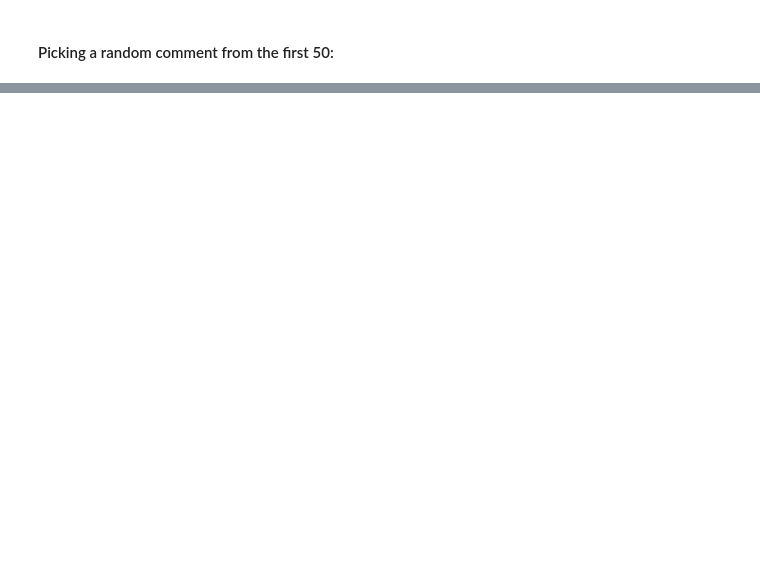
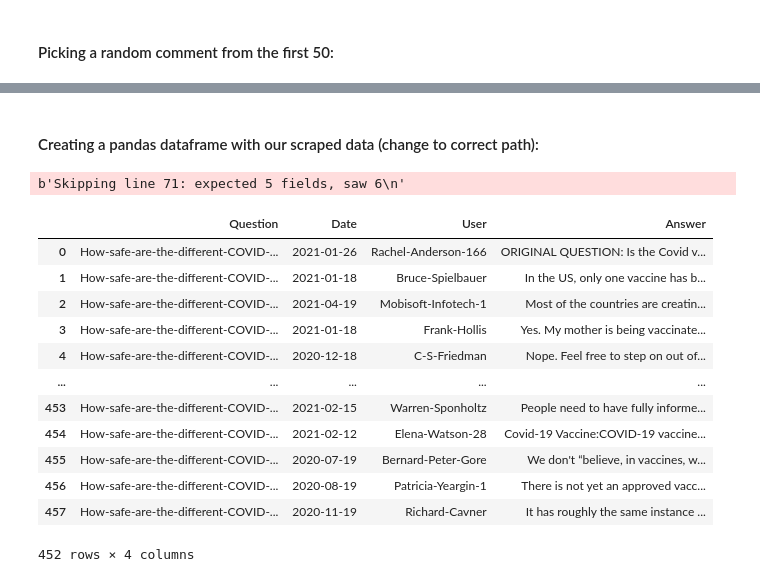
Before and after one commit to johannesnm/Web_scraping_project, a Jupyter notebook: project.ipynb, the cells around one changed output, grey strips where cells are left out. Cells and saved outputs as stored; diff of their text form; code cells hidden in the pictures; blank space fills up the shorter version.

```diff
--- a/project.ipynb
+++ b/project.ipynb
@@ -165,0 +327,27 @@ Total Answers: 52
+# %% [markdown]
+#### Creating a pandas dataframe with our scraped data (change to correct path):
+# %%
+df = pd.read_csv(r"C:\Users\johan\Desktop\scraping_project\answers.txt", delimiter = "	",
+                 encoding='cp1252', error_bad_lines=False, header = None)
+df.columns = ['Question', 'Date', 'User', 'b', 'Answer']
+df = df.drop(['b'], axis=1)
+# %% [output]
+b'Skipping line 71: expected 5 fields, saw 6\n'
+# %%
+df['Answer'].isnull().sum()
+df = df.dropna()
+df
+# %% [output]
+|  | Question | Date | User | Answer |
+| 0 | How-safe-are-the-different-COVID-... | 2021-01-26 | Rachel-Anderson-166 | ORIGINAL QUESTION: Is the Covid v... |
+| 1 | How-safe-are-the-different-COVID-... | 2021-01-18 | Bruce-Spielbauer | In the US, only one vaccine has b... |
+| 2 | How-safe-are-the-different-COVID-... | 2021-04-19 | Mobisoft-Infotech-1 | Most of the countries are creatin... |
+| 3 | How-safe-are-the-different-COVID-... | 2021-01-18 | Frank-Hollis | Yes. My mother is being vaccinate... |
+| 4 | How-safe-are-the-different-COVID-... | 2020-12-18 | C-S-Friedman | Nope. Feel free to step on out of... |
+| ... | ... | ... | ... | ... |
+| 453 | How-safe-are-the-different-COVID-... | 2021-02-15 | Warren-Sponholtz | People need to have fully informe... |
+| 454 | How-safe-are-the-different-COVID-... | 2021-02-12 | Elena-Watson-28 | Covid-19 Vaccine:COVID-19 vaccine... |
+| 455 | How-safe-are-the-different-COVID-... | 2020-07-19 | Bernard-Peter-Gore | We don't “believe, in vaccines, w... |
+| 456 | How-safe-are-the-different-COVID-... | 2020-08-19 | Patricia-Yeargin-1 | There is not yet an approved vacc... |
+| 457 | How-safe-are-the-different-COVID-... | 2020-11-19 | Richard-Cavner | It has roughly the same instance ... |
+452 rows × 4 columns
```
Also changed, not shown: parts of 24 cells of this notebook.
